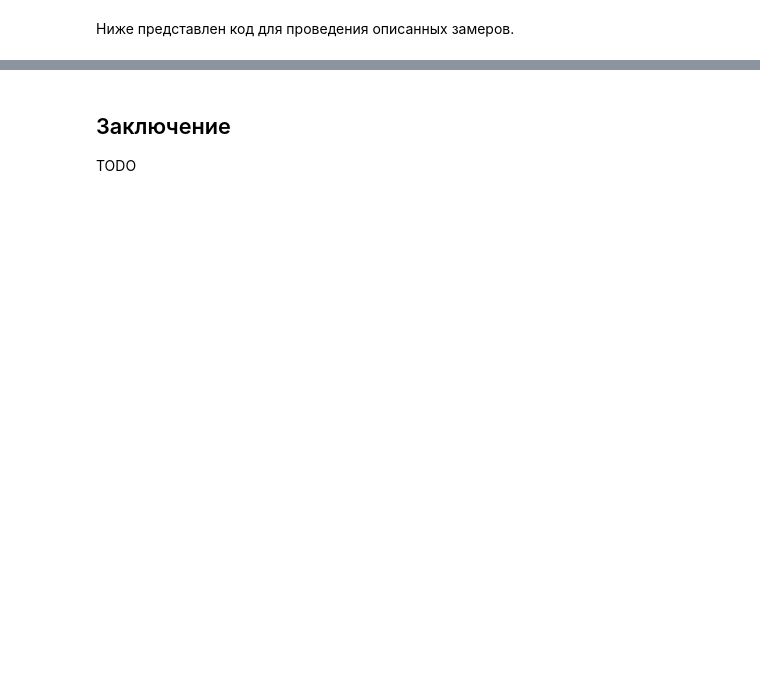
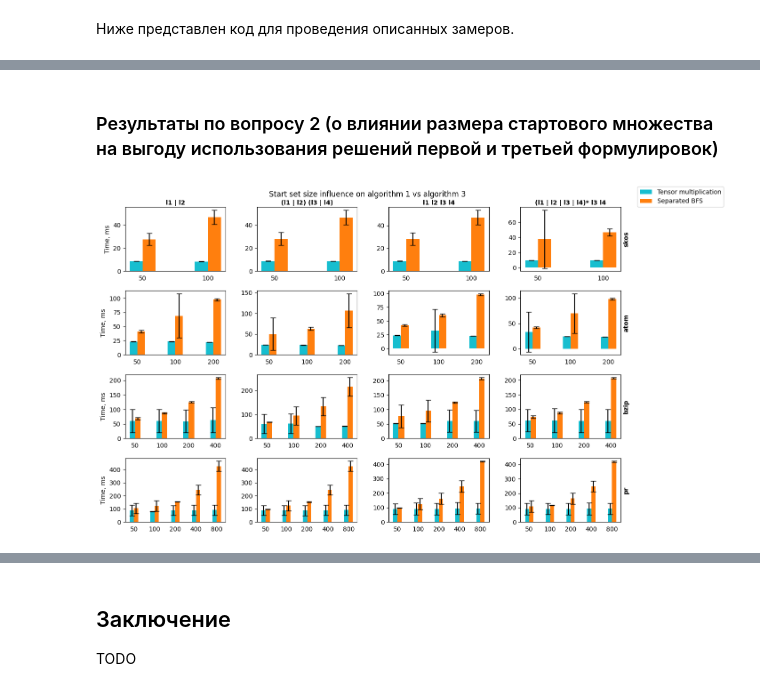
Before and after one commit to shlegelal/formal-lang-course, a Jupyter notebook: experiments/rpq_comparison.ipynb, the cells around one changed output, grey strips where cells are left out. Drawn from its saved outputs; the diff is of its cells as text; code cells hidden in the pictures; blank space fills up the shorter version.

```diff
--- a/experiments/rpq_comparison.ipynb
+++ b/experiments/rpq_comparison.ipynb
@@ -754,0 +947,74 @@ TODO
+# %% [markdown]
+### Результаты по вопросу 2 (о влиянии размера стартового множества на выгоду использования решений первой и третьей формулировок)
+# %%
+import numpy as np
+
+
+def show_plots_2(res: list[list[dict[int, tuple[tuple[float, float], tuple[float, float]]]]]):
+    fig: plt.Figure
+    fig, axs = plt.subplots(len(GRAPHS), len(REGEXES), figsize=(3 * len(REGEXES), 2 * len(GRAPHS)))
+
+    fig.suptitle("Start set size influence on algorithm 1 vs algorithm 3")
+    fig.tight_layout()
+
+    bar_width = 0.2
+    cap_size = 4
+
+    for g_i, axs_row in enumerate(axs):
+        graph_name = GRAPHS[g_i].name
+        graph_results = res[g_i]
+
+        ax: plt.Axes
+        for r_i, ax in enumerate(axs_row):
+            regex_name = list(REGEXES.keys())[r_i]
+            regex_results = graph_results[r_i]
+
+            if g_i == 0:
+                ax.set_xlabel(regex_name, weight="bold")
+                ax.xaxis.set_label_position("top")
+
+            if r_i == 0:
+                ax.set_ylabel("Time, ms")
+
+            if r_i == len(REGEXES) - 1:
+                ax.set_ylabel(graph_name, weight="bold")
+                ax.yaxis.set_label_position("right")
+
+            label_locations = np.arange(len(regex_results))
+            ax.set_xticks(label_locations, regex_results.keys())
+
+            algo1_results = [rs[0] for rs in regex_results.values()]
+            algo1_means, algo1_stdevs = zip(*algo1_results)
+            ax.bar(
+                label_locations - bar_width / 2,
+                algo1_means,
+                bar_width,
+                yerr=algo1_stdevs,
+                color="tab:cyan",
+                label=ALGO_NAMES[0],
+                capsize=cap_size,
+            )
+
+            algo3_results = [rs[1] for rs in regex_results.values()]
+            algo3_means, algo3_stdevs = zip(*algo3_results)
+            ax.bar(
+                label_locations + bar_width / 2,
+                algo3_means,
+                bar_width,
+                yerr=algo3_stdevs,
+                color="tab:orange",
+                label=ALGO_NAMES[2],
+                capsize=cap_size,
+            )
+
+            ax.tick_params(axis='x', which='both', bottom=False)
+
+    handles, labels = axs[-1][-1].get_legend_handles_labels()
+    fig.legend(handles, labels, bbox_to_anchor=(1, 1), loc="upper left")
+
+    plt.show()
+
+
+show_plots_2(varied_starts_res)
+# %% [output]
+[figure, added]
```
Also changed, not shown: parts of 17 cells of this notebook.
